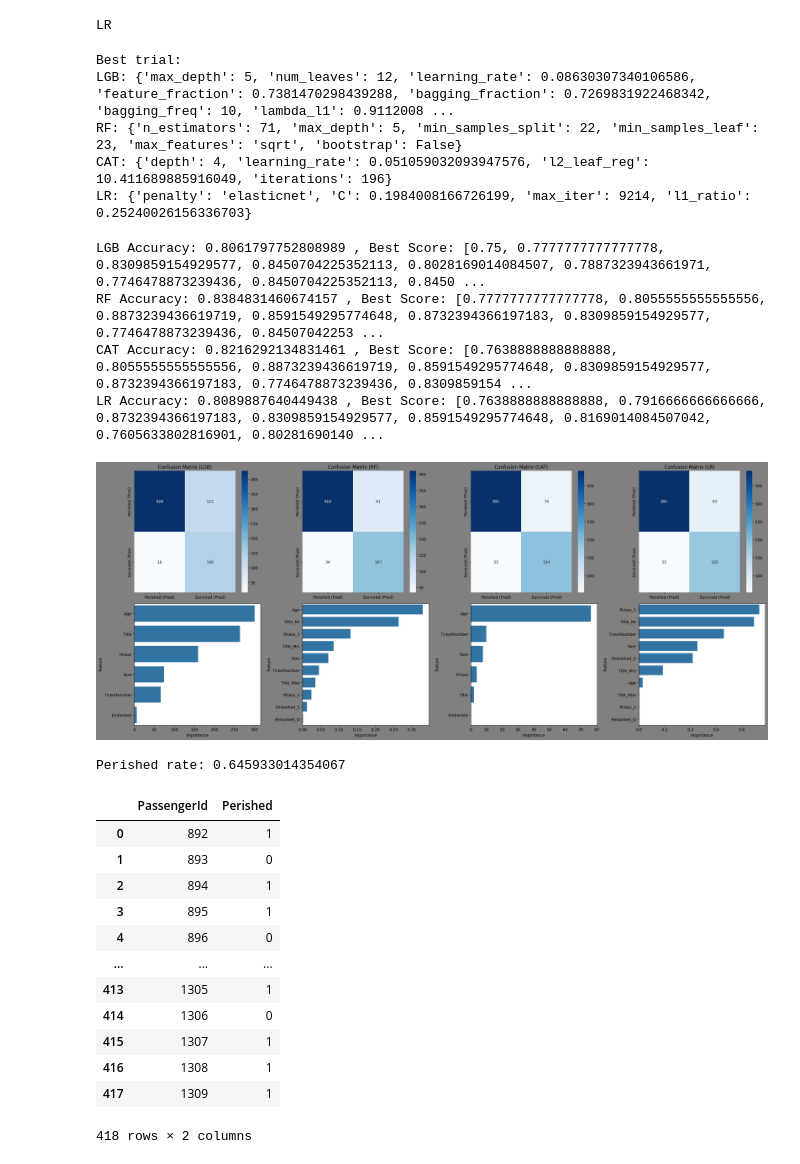
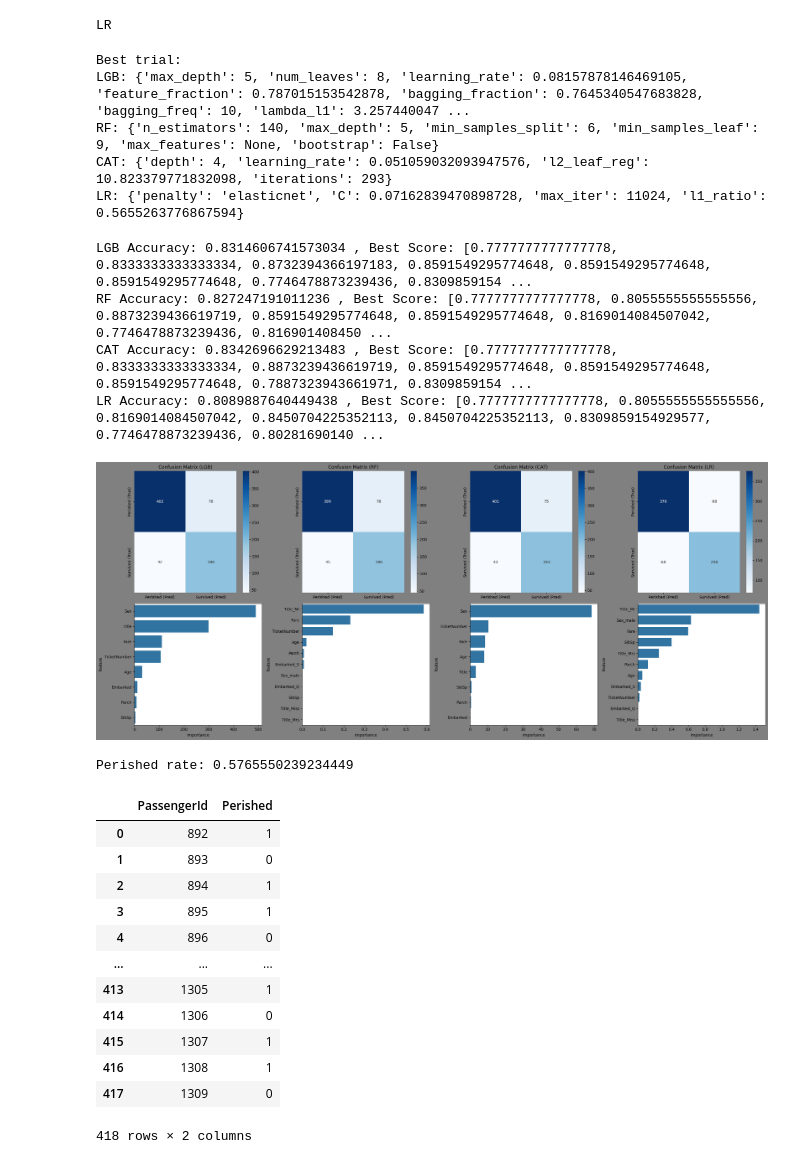
Before and after one commit to saka2ki/GCI, a Jupyter notebook: titanic/notebook/titanic.ipynb, the cells around one changed output. Drawn from its saved outputs; the diff is of its cells as text; code cells hidden in the pictures.

```diff
--- a/titanic/notebook/titanic.ipynb
+++ b/titanic/notebook/titanic.ipynb
@@ -1,9 +1,10 @@
 # %%
 import numpy as np
 import pandas as pd
+from sklearn.preprocessing import StandardScaler
 
-numerical = ['Fare', 'Age', 'TicketNumber']
-categorical = ['Embarked', 'Title', 'Pclass']
+numerical = ['Fare', 'Age', 'TicketNumber', 'SibSp', 'Parch']
+categorical = ['Sex', 'Embarked', 'Title']
 dum_categorical = []
 target = 'Perished'
 
@@ -25,12 +26,17 @@ def preprocess(path_train, path_test, is_dummies=False):
     df['Title'] = df['Title'].replace(['Mme', 'Ms', 'Lady', 'the Countess', 'Dona'], 'Mrs')
     df['Title'] = df['Title'].replace(['Mlle'], 'Miss')
     df['Age'] = df['Age'].fillna(df.groupby('Title')['Age'].transform('median'))
-    df.loc[df['Sex'] != 'male', 'Age'] *= -1
+    df['FareAge'] = df['Fare'].rank(pct=True)
+    #df.loc[df['Sex'] != 'male', 'Age'] *= -1
     #df['Age'] = df['Age'].where(df['Age']>=1, 0)
     #df['Deck'] = df['Cabin'].isnull().astype(object) ##注意
-    #df['()'] = df['Name'].str.contains(r'\(.*\)')
+    df['Cabin'] = df['Cabin'].str[0]
+    df['Cabin'] = df['Cabin'].isin(['B', 'D', 'E'])
+    #df['()'] = df['Name'].str.contains(r'\".*\"')
     #df['Family'] = df['SibSp'] + df['Parch'] + 1
     df['TicketNumber'] = df['Ticket'].map(df['Ticket'].value_counts())
+    #df['TicketDegit'] = df['Ticket'].str.len()
+    #df['qCut'] = pd.qcut(df['TicketNumber'], 3, duplicates='drop').cat.codes
 
 
     #for col in categorical: df[col] = df[col].where(df[col].map(df[col].value_counts()) > 10)
@@ -41,6 +47,8 @@ def preprocess(path_train, path_test, is_dummies=False):
     df[numerical] = df[numerical].fillna(df[numerical].median())
     df[categorical] = df[categorical].astype('category')
     df[['Fare', 'TicketNumber']] = np.log1p(df[['Fare', 'TicketNumber']])
+    ss = StandardScaler()
+    df[numerical] = ss.fit_transform(df[numerical])
 
     df_train = pd.concat([df.iloc[:len(train)], target], axis=1)
     df_test = df.iloc[len(train):]
@@ -97,49 +105,49 @@ for key in objectives:
     print(f'{key}: {objectives[key].study.best_trial.params}')
 # %% [output]
 Best trial:
-LGB: {'max_depth': 5, 'num_leaves': 12, 'learning_rate': 0.08630307340106586, 'feature_fraction': 0.7381470298439288, 'bagging_fraction': 0.7269831922468342, 'bagging_freq': 10, 'lambda_l1': 0.9112008 ...
-RF: {'n_estimators': 71, 'max_depth': 5, 'min_samples_split': 22, 'min_samples_leaf': 23, 'max_features': 'sqrt', 'bootstrap': False}
-CAT: {'depth': 4, 'learning_rate': 0.051059032093947576, 'l2_leaf_reg': 10.411689885916049, 'iterations': 196}
-LR: {'penalty': 'elasticnet', 'C': 0.1984008166726199, 'max_iter': 9214, 'l1_ratio': 0.25240026156336703}
+LGB: {'max_depth': 5, 'num_leaves': 8, 'learning_rate': 0.08157878146469105, 'feature_fraction': 0.787015153542878, 'bagging_fraction': 0.7645340547683828, 'bagging_freq': 10, 'lambda_l1': 3.257440047 ...
+RF: {'n_estimators': 140, 'max_depth': 5, 'min_samples_split': 6, 'min_samples_leaf': 9, 'max_features': None, 'bootstrap': False}
+CAT: {'depth': 4, 'learning_rate': 0.051059032093947576, 'l2_leaf_reg': 10.823379771832098, 'iterations': 293}
+LR: {'penalty': 'elasticnet', 'C': 0.07162839470898728, 'max_iter': 11024, 'l1_ratio': 0.5655263776867594}
 # %%
 import matplotlib.pyplot as plt
 import seaborn as sns
 from sklearn.metrics import accuracy_score, confusion_matrix
 
-f, ax = plt.subplots(2, len(objectives), figsize=(6*len(objectives), 10), facecolor='gray')
+f, ax = plt.subplots(2, len(objectives), figsize=(6*len(objectives), 10), facecolor='gray', squeeze=False)
 i = 0
 for key in objectives:
     pred_prob = []
     feature_importances = []
     for model in objectives[key].best_model:
         pred_prob.append(model.predict(X_test))
         feature_importances.append(model.feature_importance())
     #print("Accuracy:", accuracy_score(y_test, (np.mean(pred_prob, axis=0) > 0.5).astype(int)))
     print(f"{key} Accuracy:", accuracy_score(objectives[key].best_y_valid, (objectives[key].best_y_pred > 0.5).astype(int)), ", Best Score:", objectives[key].best_score)
     feature_importance = pd.concat(feature_importances)
     feature_importance = feature_importance.groupby('feature')['importance'].mean().sort_values(ascending=False).reset_index()
     tn, fp, fn, tp = confusion_matrix(objectives[key].best_y_valid, (objectives[key].best_y_pred > 0.5).astype(int)).ravel()
 
     df_conf = pd.DataFrame(
         [[tp, fp],
          [fn, tn]],
         index=["Perished (True)", "Survived (True)"],
         columns=["Perished (Pred)", "Survived (Pred)"]
     )
 
     sns.heatmap(df_conf, annot=True, fmt='d', cmap='Blues', ax=ax[0, i])
     ax[0, i].set_title(f"Confusion Matrix ({key})")
 
     sns.barplot(feature_importance, x='importance', y='feature', ax=ax[1, i])
     i += 1
 plt.tight_layout()
 plt.show()
 # %% [output]
-LGB Accuracy: 0.8061797752808989 , Best Score: [0.75, 0.7777777777777778, 0.8309859154929577, 0.8450704225352113, 0.8028169014084507, 0.7887323943661971, 0.7746478873239436, 0.8450704225352113, 0.8450 ...
-RF Accuracy: 0.8384831460674157 , Best Score: [0.7777777777777778, 0.8055555555555556, 0.8873239436619719, 0.8591549295774648, 0.8732394366197183, 0.8309859154929577, 0.7746478873239436, 0.84507042253 ...
-CAT Accuracy: 0.8216292134831461 , Best Score: [0.7638888888888888, 0.8055555555555556, 0.8873239436619719, 0.8591549295774648, 0.8309859154929577, 0.8732394366197183, 0.7746478873239436, 0.8309859154 ...
-LR Accuracy: 0.8089887640449438 , Best Score: [0.7638888888888888, 0.7916666666666666, 0.8732394366197183, 0.8309859154929577, 0.8591549295774648, 0.8169014084507042, 0.7605633802816901, 0.80281690140 ...
+LGB Accuracy: 0.8314606741573034 , Best Score: [0.7777777777777778, 0.8333333333333334, 0.8732394366197183, 0.8591549295774648, 0.8591549295774648, 0.8591549295774648, 0.7746478873239436, 0.8309859154 ...
+RF Accuracy: 0.827247191011236 , Best Score: [0.7777777777777778, 0.8055555555555556, 0.8873239436619719, 0.8591549295774648, 0.8591549295774648, 0.8169014084507042, 0.7746478873239436, 0.816901408450 ...
+CAT Accuracy: 0.8342696629213483 , Best Score: [0.7777777777777778, 0.8333333333333334, 0.8873239436619719, 0.8591549295774648, 0.8591549295774648, 0.8591549295774648, 0.7887323943661971, 0.8309859154 ...
+LR Accuracy: 0.8089887640449438 , Best Score: [0.7777777777777778, 0.8055555555555556, 0.8169014084507042, 0.8450704225352113, 0.8450704225352113, 0.8309859154929577, 0.7746478873239436, 0.80281690140 ...
-[figure, old version]
+[figure, new version]
 # %%
 pred = (np.mean([model.predict(df_test[numerical+categorical+dum_categorical]) for model in objectives[key].best_model for key in objectives], axis=0) > 0.5).astype(int)
 print(f'Perished rate: {np.count_nonzero(pred==1)/len(pred)}')
@@ -147,7 +155,7 @@ submission = pd.read_csv('../gender_submission.csv')
 submission[target] = pred
 submission
 # %% [output]
-Perished rate: 0.645933014354067
+Perished rate: 0.5765550239234449
 |  | PassengerId | Perished |
 | 0 | 892 | 1 |
 | 1 | 893 | 0 |
@@ -159,7 +167,7 @@ Perished rate: 0.645933014354067
 | 414 | 1306 | 0 |
 | 415 | 1307 | 1 |
 | 416 | 1308 | 1 |
-| 417 | 1309 | 1 |
+| 417 | 1309 | 0 |
 418 rows × 2 columns
 # %%
 submission.to_csv('../submission.csv',index=False)
```
Also changed, not shown: parts of 2 cells of this notebook, 2 other files.
